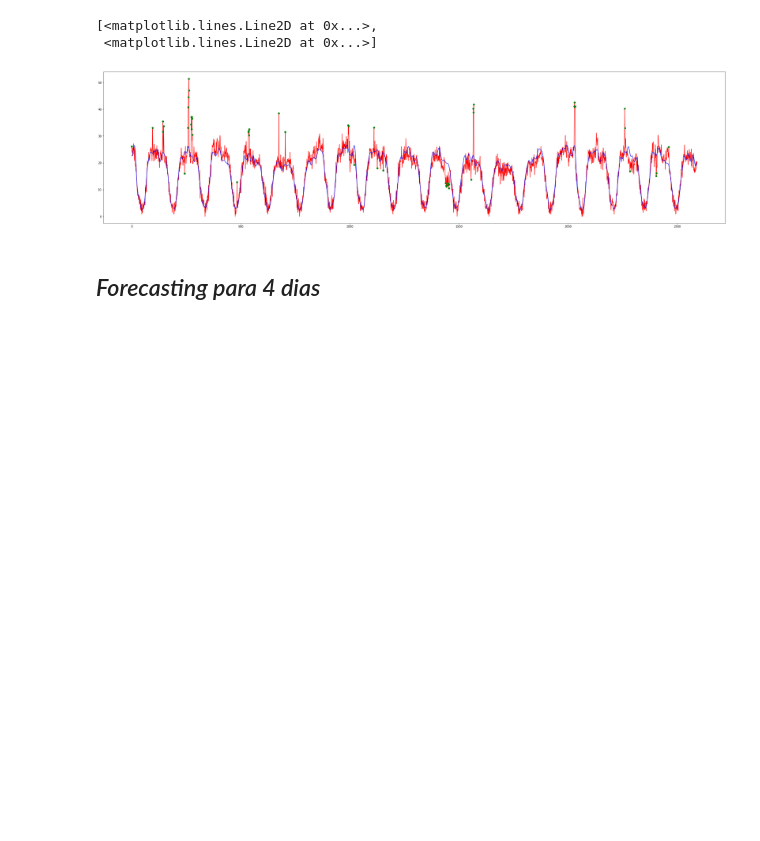
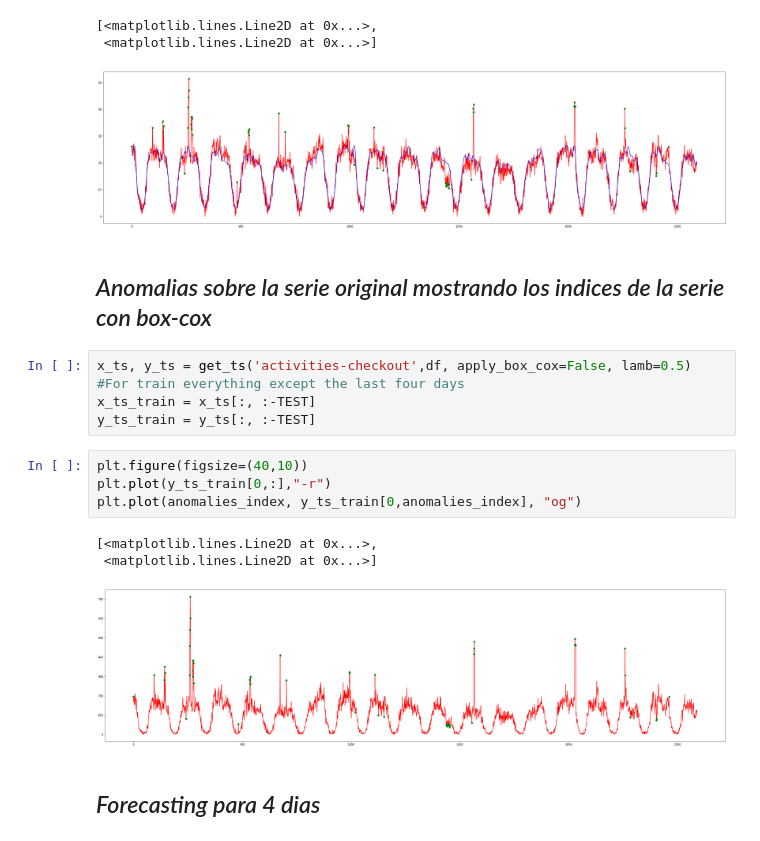
Before and after one commit to calasius/timeseries, a Jupyter notebook: fourier-time-series-analysis.ipynb, the cells around one changed output. Cells and saved outputs as stored; diff of their text form; blank space fills up the shorter version.

Commit message:
Mostrar anomalias sobre la serie original

```diff
--- a/fourier-time-series-analysis.ipynb
+++ b/fourier-time-series-analysis.ipynb
@@ -151,6 +153,21 @@ plt.plot(anomalies_index, y_ts_train[0,anomalies_index], "og")
 [<matplotlib.lines.Line2D at 0x...>,
  <matplotlib.lines.Line2D at 0x...>]
 [figure]
+# %% [markdown]
+## *Anomalias sobre la serie original mostrando los indices de la serie con box-cox*
+# %%
+x_ts, y_ts = get_ts('activities-checkout',df, apply_box_cox=False, lamb=0.5)
+#For train everything except the last four days
+x_ts_train = x_ts[:, :-TEST]
+y_ts_train = y_ts[:, :-TEST]
+# %%
+plt.figure(figsize=(40,10))
+plt.plot(y_ts_train[0,:],"-r")
+plt.plot(anomalies_index, y_ts_train[0,anomalies_index], "og")
+# %% [output]
+[<matplotlib.lines.Line2D at 0x...>,
+ <matplotlib.lines.Line2D at 0x...>]
+[figure, added]
 # %% [markdown]
 ## *Forecasting para 4 dias*
 # %%
```
Also changed, not shown: parts of 1 cell of this notebook.
